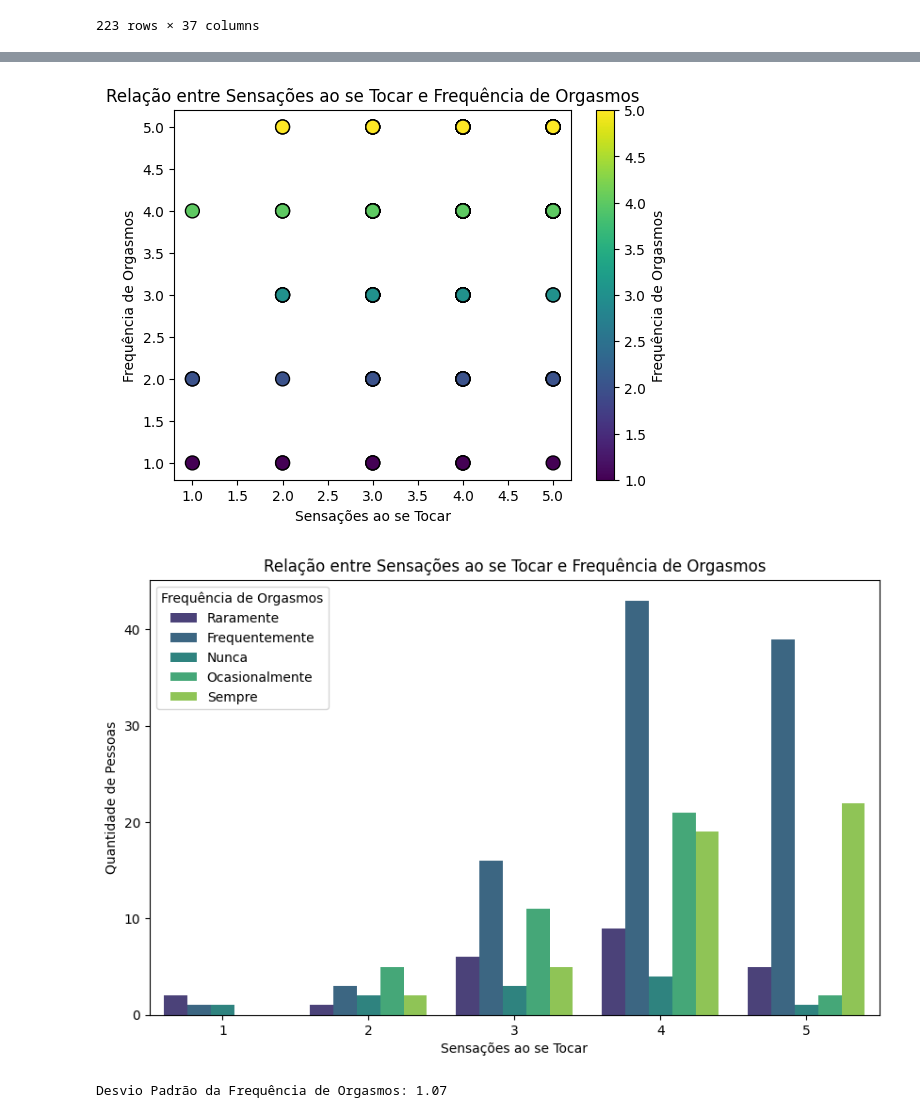
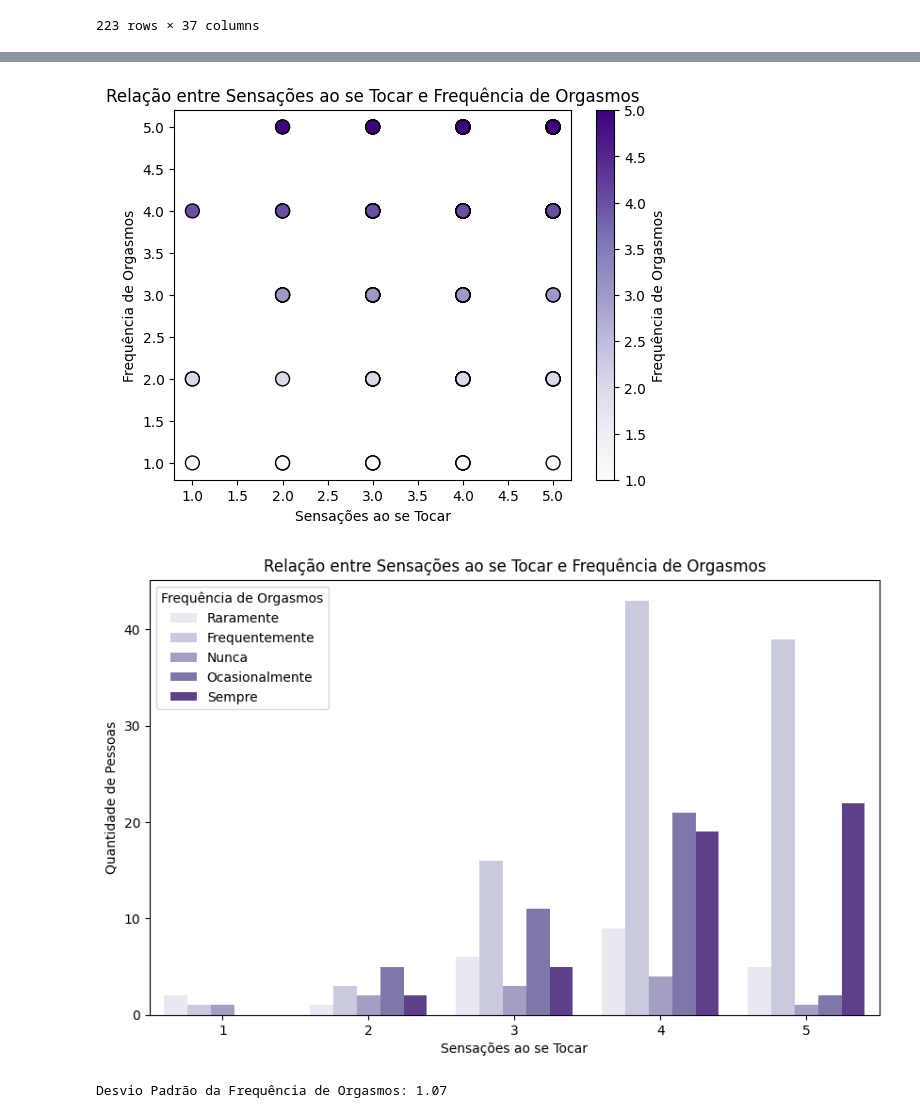
Before and after one commit to danisnegrao/ProjetFInal_DaniNegrao, a Jupyter notebook: base_dados.ipynb, the cells around one changed output, grey strips where cells are left out. Drawn from its saved outputs; the diff is of its cells as text; code cells hidden in the pictures.

```diff
--- a/base_dados.ipynb
+++ b/base_dados.ipynb
@@ -267,7 +267,7 @@ mapeamento_frequencia = {'Raramente': 2, 'Ocasionalmente': 3, 'Frequentemente':
 df_dados2['Sensacoes_Ao_Tocar_Ordenado'] = df_dados2['Como você se sente em relação a tocar seu corpo?'].map(mapeamento_sensacoes)
 df_dados2['Frequencia_Orgasmos_Ordenado'] = df_dados2['Com que frequência você atinge o orgasmo durante suas experiências sexuais?'].map(mapeamento_frequencia)
 
-plt.scatter(x=df_dados2['Sensacoes_Ao_Tocar_Ordenado'], y=df_dados2['Frequencia_Orgasmos_Ordenado'], c=df_dados2['Frequencia_Orgasmos_Ordenado'], cmap='viridis', edgecolor='k', s=100)
+plt.scatter(x=df_dados2['Sensacoes_Ao_Tocar_Ordenado'], y=df_dados2['Frequencia_Orgasmos_Ordenado'], c=df_dados2['Frequencia_Orgasmos_Ordenado'], cmap='Purples', edgecolor='k', s=100)
 
 
 plt.title('Relação entre Sensações ao se Tocar e Frequência de Orgasmos')
@@ -280,28 +280,28 @@ cbar.set_label('Frequência de Orgasmos')
 
 plt.show()
 # %% [output]
-[figure, old version]
+[figure, new version]
 # %%
 plt.figure(figsize=(10, 6))
-ax = sns.countplot(x='Sensacoes_Ao_Tocar_Ordenado', hue='Com que frequência você atinge o orgasmo durante suas experiências sexuais?', data=df_dados2, palette='viridis')
+ax = sns.countplot(x='Sensacoes_Ao_Tocar_Ordenado', hue='Com que frequência você atinge o orgasmo durante suas experiências sexuais?', data=df_dados2, palette='Purples')
 
 
 plt.title('Relação entre Sensações ao se Tocar e Frequência de Orgasmos')
 plt.xlabel('Sensações ao se Tocar')
 plt.ylabel('Quantidade de Pessoas')
 
 
 legend_labels_sensacoes = {1: 'Muito confortável', 2: 'Confortável', 3: 'Neutro', 4: 'Desconfortável', 5: 'Muito desconfortável'}
 handles, _ = ax.get_legend_handles_labels()
 ax.legend(handles=handles, labels=[f'{k}: {v}' for k, v in legend_labels_sensacoes.items()], title='Sensações ao se Tocar')
 
 
 ax.legend(title='Frequência de Orgasmos', loc='upper left')
 
 
 plt.show()
 # %% [output]
-[figure, old version]
+[figure, new version]
 # %%
 
 
```
Also changed, not shown: parts of 1 cell of this notebook.
